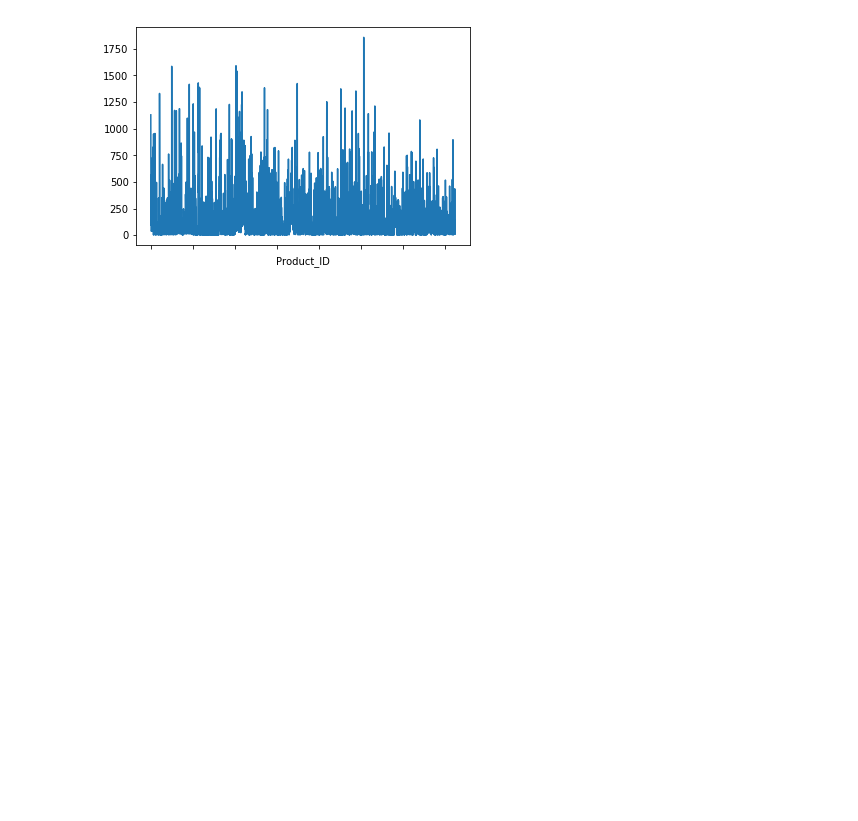
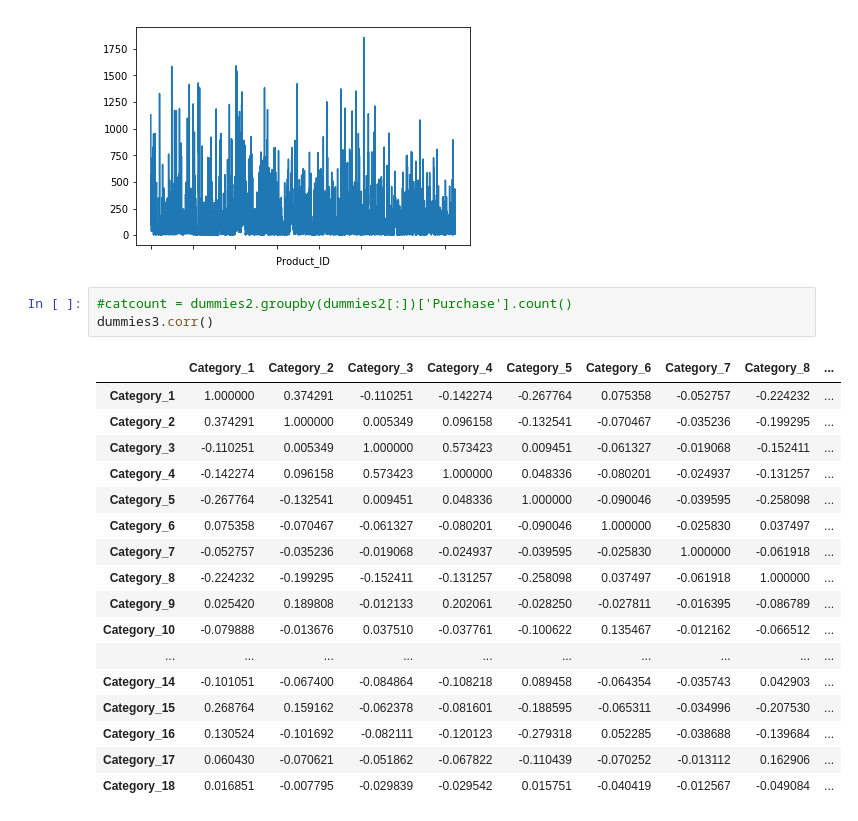
Before and after one commit to Paz4/PythonAnalyzeOfBlackFriday, a Jupyter notebook: BlackFridayAnalysisProject/Analyze of Product_Categories.ipynb, the cells around one changed output. Saved outputs shown, nothing was run; the diff lists cells and outputs as text; blank space fills up the shorter version.

```diff
--- a/BlackFridayAnalysisProject/Analyze of Product_Categories.ipynb
+++ b/BlackFridayAnalysisProject/Analyze of Product_Categories.ipynb
@@ -163,3 +176,24 @@ prod_price.plot()
 # %% [output]
 <matplotlib.axes._subplots.AxesSubplot at 0x...>
 [figure]
+# %%
+#catcount = dummies2.groupby(dummies2[:])['Purchase'].count()
+dummies3.corr()
+# %% [output]
+|  | Category_1 | Category_2 | Category_3 | Category_4 | Category_5 | Category_6 | Category_7 | Category_8 | ... |
+| Category_1 | 1.000000 | 0.374291 | -0.110251 | -0.142274 | -0.267764 | 0.075358 | -0.052757 | -0.224232 | ... |
+| Category_2 | 0.374291 | 1.000000 | 0.005349 | 0.096158 | -0.132541 | -0.070467 | -0.035236 | -0.199295 | ... |
+| Category_3 | -0.110251 | 0.005349 | 1.000000 | 0.573423 | 0.009451 | -0.061327 | -0.019068 | -0.152411 | ... |
+| Category_4 | -0.142274 | 0.096158 | 0.573423 | 1.000000 | 0.048336 | -0.080201 | -0.024937 | -0.131257 | ... |
+| Category_5 | -0.267764 | -0.132541 | 0.009451 | 0.048336 | 1.000000 | -0.090046 | -0.039595 | -0.258098 | ... |
+| Category_6 | 0.075358 | -0.070467 | -0.061327 | -0.080201 | -0.090046 | 1.000000 | -0.025830 | 0.037497 | ... |
+| Category_7 | -0.052757 | -0.035236 | -0.019068 | -0.024937 | -0.039595 | -0.025830 | 1.000000 | -0.061918 | ... |
+| Category_8 | -0.224232 | -0.199295 | -0.152411 | -0.131257 | -0.258098 | 0.037497 | -0.061918 | 1.000000 | ... |
+| Category_9 | 0.025420 | 0.189808 | -0.012133 | 0.202061 | -0.028250 | -0.027811 | -0.016395 | -0.086789 | ... |
+| Category_10 | -0.079888 | -0.013676 | 0.037510 | -0.037761 | -0.100622 | 0.135467 | -0.012162 | -0.066512 | ... |
+| ... | ... | ... | ... | ... | ... | ... | ... | ... | ... |
+| Category_14 | -0.101051 | -0.067400 | -0.084864 | -0.108218 | 0.089458 | -0.064354 | -0.035743 | 0.042903 | ... |
+| Category_15 | 0.268764 | 0.159162 | -0.062378 | -0.081601 | -0.188595 | -0.065311 | -0.034996 | -0.207530 | ... |
+| Category_16 | 0.130524 | -0.101692 | -0.082111 | -0.120123 | -0.279318 | 0.052285 | -0.038688 | -0.139684 | ... |
+| Category_17 | 0.060430 | -0.070621 | -0.051862 | -0.067822 | -0.110439 | -0.070252 | -0.013112 | 0.162906 | ... |
+| Category_18 | 0.016851 | -0.007795 | -0.029839 | -0.029542 | 0.015751 | -0.040419 | -0.012567 | -0.049084 | ... |
```
Also changed, not shown: parts of 7 cells of this notebook.
